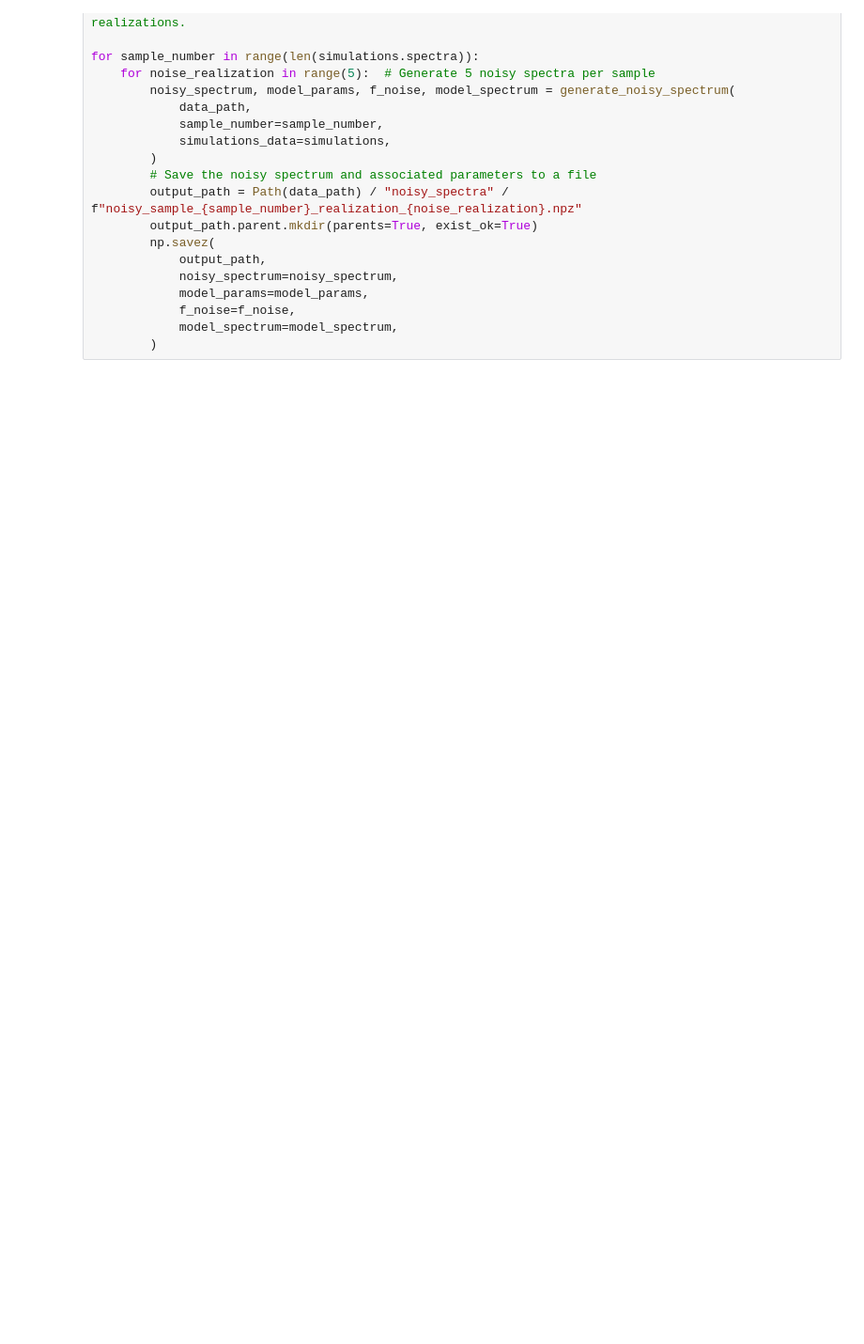
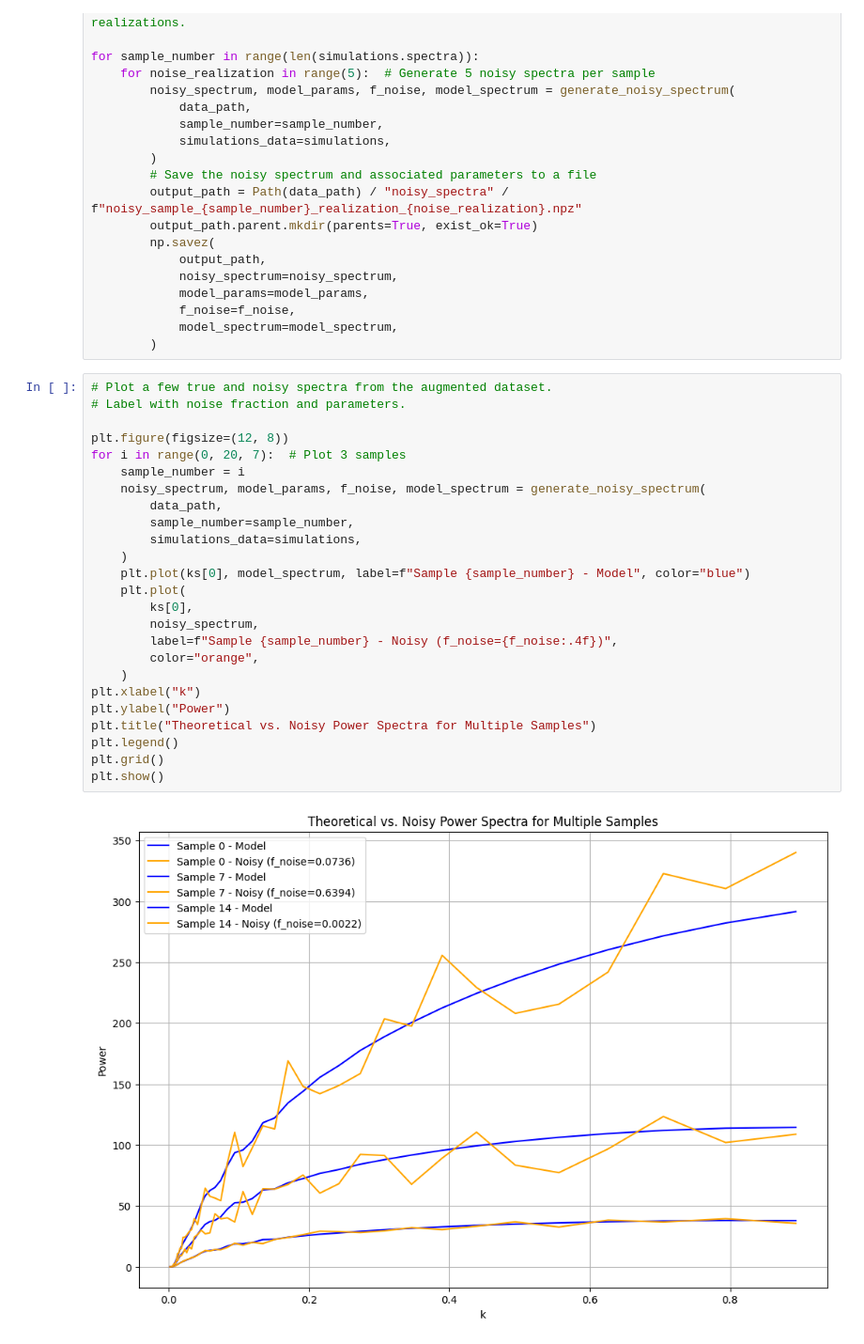
Before and after one commit to AlexBM173/apb86_A1, a Jupyter notebook: draft.ipynb, the cells around one changed output. Shown at 94% size. Saved outputs shown, nothing was run; the diff lists cells and outputs as text; blank space fills up the shorter version.

```diff
--- a/draft.ipynb
+++ b/draft.ipynb
@@ -566,3 +566,30 @@ for sample_number in range(len(simulations.spectra)):
             f_noise=f_noise,
             model_spectrum=model_spectrum,
         )
+# %%
+# Plot a few true and noisy spectra from the augmented dataset.
+# Label with noise fraction and parameters.
+
+plt.figure(figsize=(12, 8))
+for i in range(0, 20, 7):  # Plot 3 samples
+    sample_number = i
+    noisy_spectrum, model_params, f_noise, model_spectrum = generate_noisy_spectrum(
+        data_path,
+        sample_number=sample_number,
+        simulations_data=simulations,
+    )
+    plt.plot(ks[0], model_spectrum, label=f"Sample {sample_number} - Model", color="blue")
+    plt.plot(
+        ks[0],
+        noisy_spectrum,
+        label=f"Sample {sample_number} - Noisy (f_noise={f_noise:.4f})",
+        color="orange",
+    )
+plt.xlabel("k")
+plt.ylabel("Power")
+plt.title("Theoretical vs. Noisy Power Spectra for Multiple Samples")
+plt.legend()
+plt.grid()
+plt.show()
+# %% [output]
+[figure, added]
```
Also changed, not shown: parts of 8 cells of this notebook, 1 other file.
